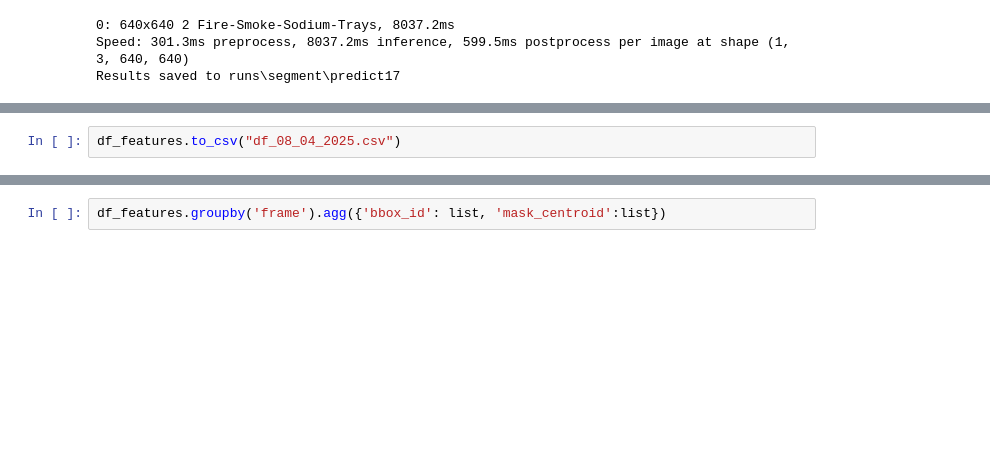
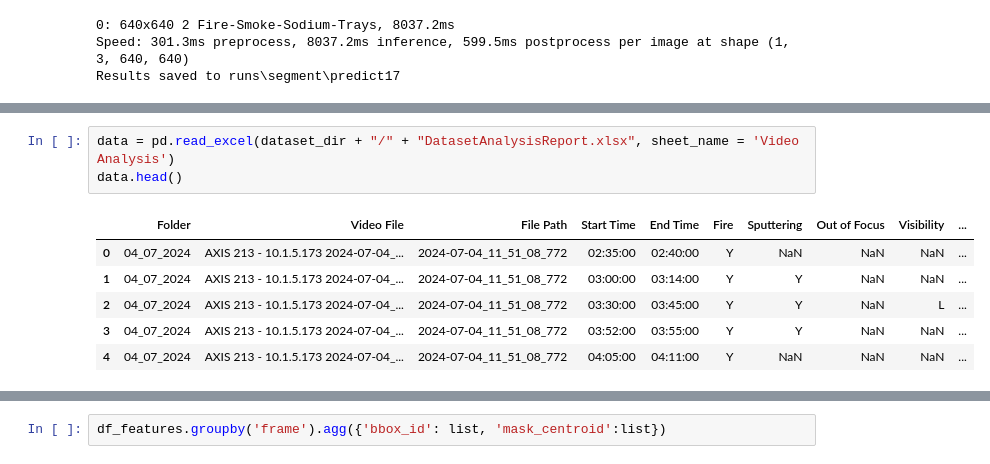
Before and after one commit to muthuganeshece/CVProjects, a Jupyter notebook: SodiumDisposal/Notebook/FeatureExtraction.ipynb, the cells around one changed output, grey strips where cells are left out. Saved outputs shown, nothing was run; the diff lists cells and outputs as text; blank space fills up the shorter version.

```diff
--- a/SodiumDisposal/Notebook/FeatureExtraction.ipynb
+++ b/SodiumDisposal/Notebook/FeatureExtraction.ipynb
@@ -471,2 +337,10 @@ for result in results:
-# %%
-df_features.to_csv("df_08_04_2025.csv")
+# %%
+data = pd.read_excel(dataset_dir + "/" + "DatasetAnalysisReport.xlsx", sheet_name = 'Video Analysis')
+data.head()
+# %% [output]
+|  | Folder | Video File | File Path | Start Time | End Time | Fire | Sputtering | Out of Focus | Visibility | ... |
+| 0 | 04_07_2024 | AXIS 213 - 10.1.5.173 2024-07-04_... | 2024-07-04_11_51_08_772 | 02:35:00 | 02:40:00 | Y | NaN | NaN | NaN | ... |
+| 1 | 04_07_2024 | AXIS 213 - 10.1.5.173 2024-07-04_... | 2024-07-04_11_51_08_772 | 03:00:00 | 03:14:00 | Y | Y | NaN | NaN | ... |
+| 2 | 04_07_2024 | AXIS 213 - 10.1.5.173 2024-07-04_... | 2024-07-04_11_51_08_772 | 03:30:00 | 03:45:00 | Y | Y | NaN | L | ... |
+| 3 | 04_07_2024 | AXIS 213 - 10.1.5.173 2024-07-04_... | 2024-07-04_11_51_08_772 | 03:52:00 | 03:55:00 | Y | Y | NaN | NaN | ... |
+| 4 | 04_07_2024 | AXIS 213 - 10.1.5.173 2024-07-04_... | 2024-07-04_11_51_08_772 | 04:05:00 | 04:11:00 | Y | NaN | NaN | NaN | ... |
```
Also changed, not shown: parts of 27 cells of this notebook.
